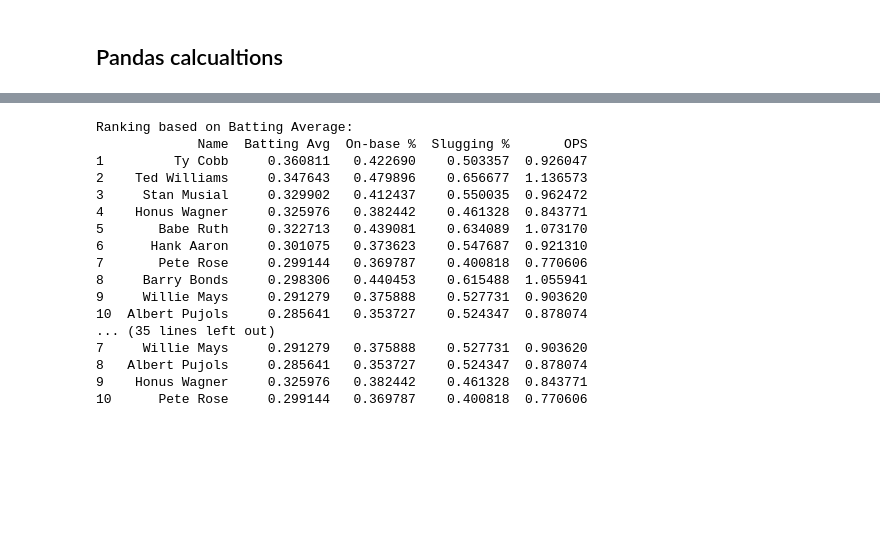
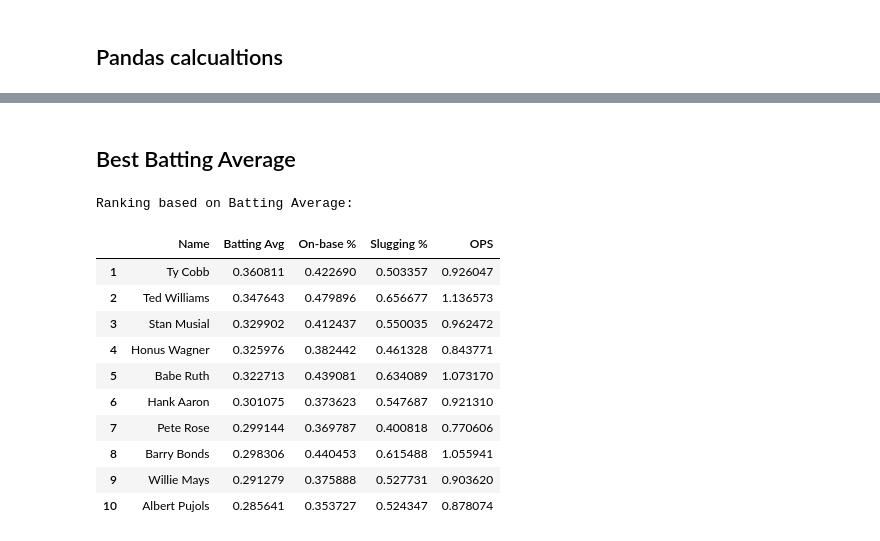
Before and after one commit to ZacharyCone7/SSE591_Week3, a Jupyter notebook: Week 3/Project 1.5.ipynb, the cells around one changed output, grey strips where cells are left out. Cells and saved outputs as stored; diff of their text form; code cells hidden in the pictures; blank space fills up the shorter version.

```diff
--- a/Week 3/Project 1.5.ipynb
+++ b/Week 3/Project 1.5.ipynb
@@ -162,34 +154,21 @@ results_df_sorted_AVG.index += 1
 results_df_sorted_OBP.index += 1
 results_df_sorted_SLG.index += 1
 results_df_sorted_OPS.index += 1
-
-# Print the sorted DataFrames without index numbers
-print("Ranking based on Batting Average:")
-print(results_df_sorted_AVG)
-
-print("\nRanking based on On-base Percentage:")
-print(results_df_sorted_OBP)
-
-print("\nRanking based on Slugging Percentage:")
-print(results_df_sorted_SLG)
-
-print("\nRanking based on OPS:")
-print(results_df_sorted_OPS)
-# %% [output]
-Ranking based on Batting Average:
-             Name  Batting Avg  On-base %  Slugging %       OPS
-1         Ty Cobb     0.360811   0.422690    0.503357  0.926047
-2    Ted Williams     0.347643   0.479896    0.656677  1.136573
-3     Stan Musial     0.329902   0.412437    0.550035  0.962472
-4    Honus Wagner     0.325976   0.382442    0.461328  0.843771
-5       Babe Ruth     0.322713   0.439081    0.634089  1.073170
-6      Hank Aaron     0.301075   0.373623    0.547687  0.921310
-7       Pete Rose     0.299144   0.369787    0.400818  0.770606
-8     Barry Bonds     0.298306   0.440453    0.615488  1.055941
-9     Willie Mays     0.291279   0.375888    0.527731  0.903620
-10  Albert Pujols     0.285641   0.353727    0.524347  0.878074
-... (35 lines left out)
-7     Willie Mays     0.291279   0.375888    0.527731  0.903620
-8   Albert Pujols     0.285641   0.353727    0.524347  0.878074
-9    Honus Wagner     0.325976   0.382442    0.461328  0.843771
-10      Pete Rose     0.299144   0.369787    0.400818  0.770606
+# %% [markdown]
+## Best Batting Average
+# %%
+print("Ranking based on Batting Average:")
+results_df_sorted_AVG
+# %% [output]
+Ranking based on Batting Average:
+|  | Name | Batting Avg | On-base % | Slugging % | OPS |
+| 1 | Ty Cobb | 0.360811 | 0.422690 | 0.503357 | 0.926047 |
+| 2 | Ted Williams | 0.347643 | 0.479896 | 0.656677 | 1.136573 |
+| 3 | Stan Musial | 0.329902 | 0.412437 | 0.550035 | 0.962472 |
+| 4 | Honus Wagner | 0.325976 | 0.382442 | 0.461328 | 0.843771 |
+| 5 | Babe Ruth | 0.322713 | 0.439081 | 0.634089 | 1.073170 |
+| 6 | Hank Aaron | 0.301075 | 0.373623 | 0.547687 | 0.921310 |
+| 7 | Pete Rose | 0.299144 | 0.369787 | 0.400818 | 0.770606 |
+| 8 | Barry Bonds | 0.298306 | 0.440453 | 0.615488 | 1.055941 |
+| 9 | Willie Mays | 0.291279 | 0.375888 | 0.527731 | 0.903620 |
+| 10 | Albert Pujols | 0.285641 | 0.353727 | 0.524347 | 0.878074 |
```
Also changed, not shown: parts of 15 cells of this notebook, 1 other file.
